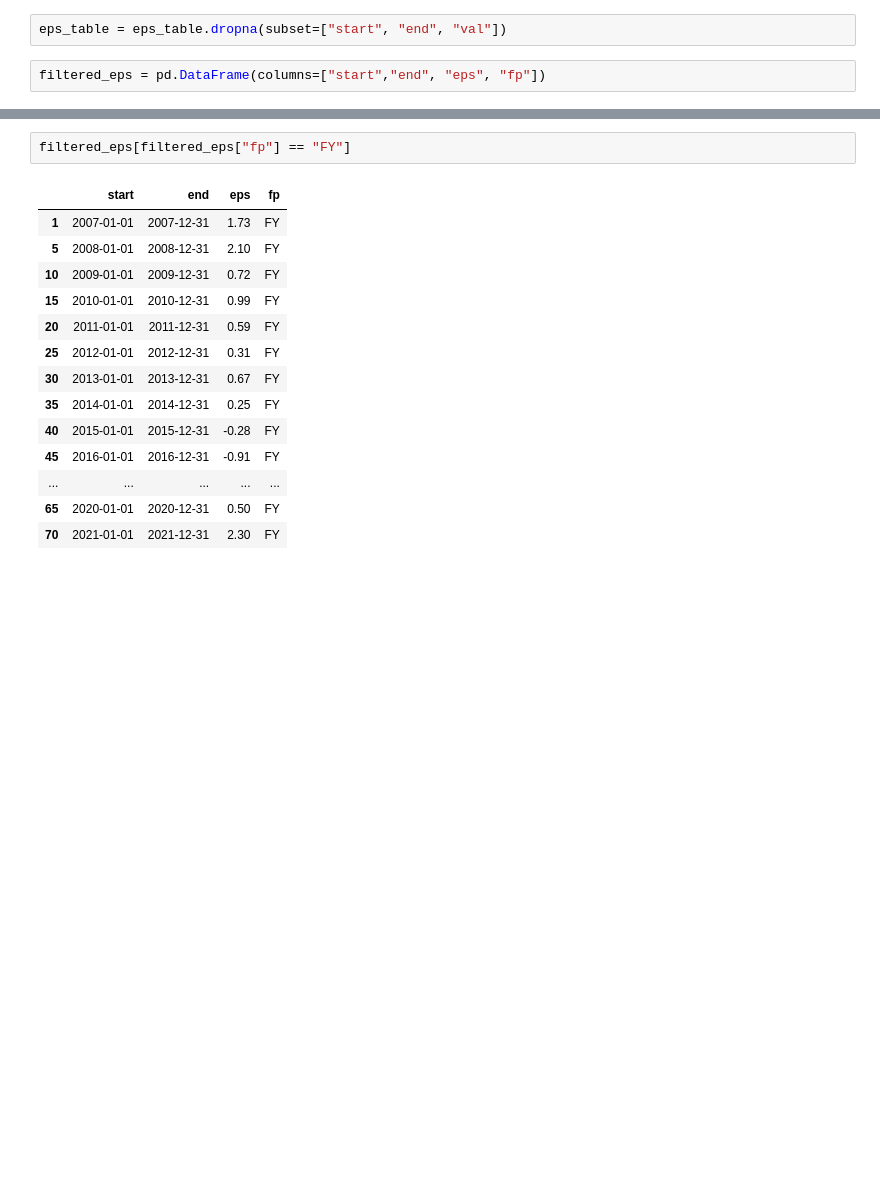
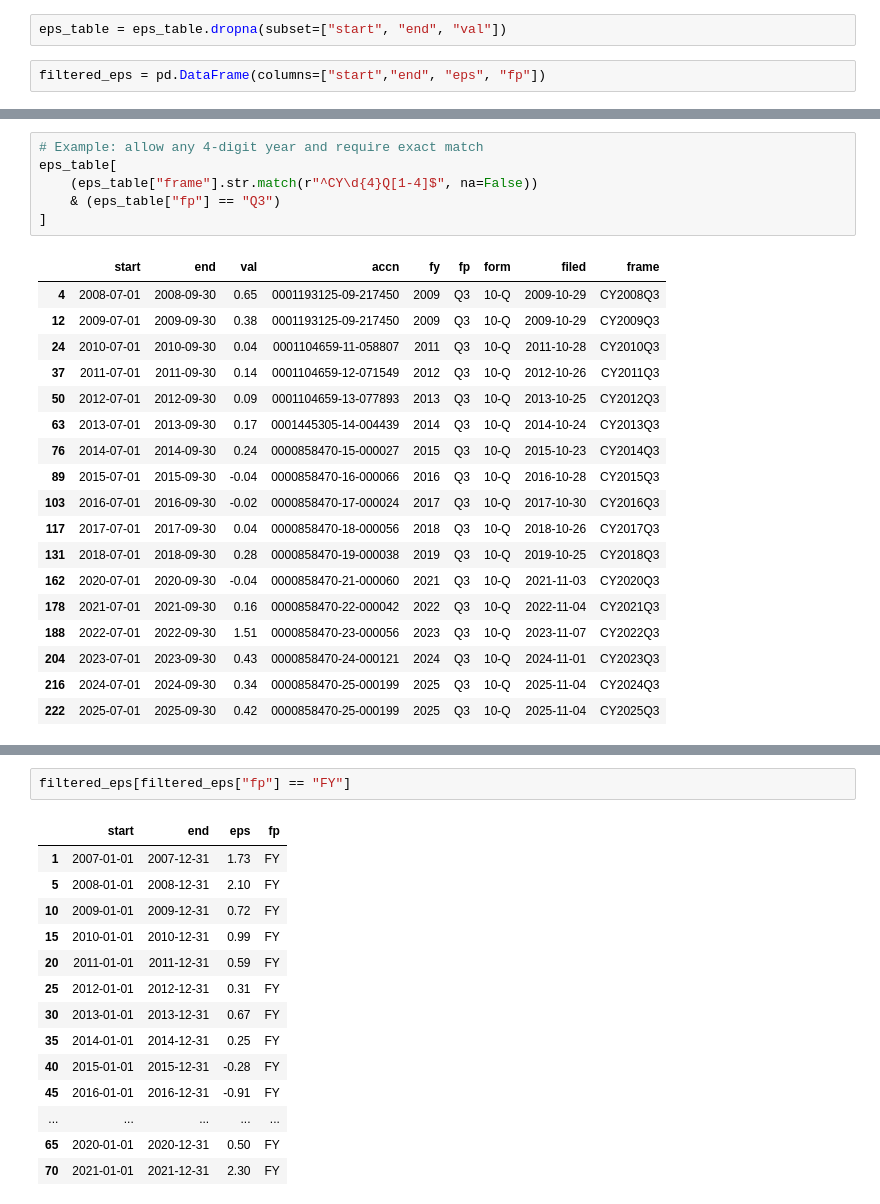
Before and after one commit to hvgupta/COMP4222_F25-26, a Jupyter notebook: research.ipynb, the cells around one changed output, grey strips where cells are left out. Drawn from its saved outputs; the diff is of its cells as text; blank space fills up the shorter version.

```diff
--- a/research.ipynb
+++ b/research.ipynb
@@ -288,0 +384,25 @@ filtered_eps = pd.concat([filtered_eps, pd.DataFrame(list(y_q_to_eps_map.values(
+# %%
+# Example: allow any 4-digit year and require exact match
+eps_table[
+    (eps_table["frame"].str.match(r"^CY\d{4}Q[1-4]$", na=False))
+    & (eps_table["fp"] == "Q3")
+]
+# %% [output]
+|  | start | end | val | accn | fy | fp | form | filed | frame |
+| 4 | 2008-07-01 | 2008-09-30 | 0.65 | 0001193125-09-217450 | 2009 | Q3 | 10-Q | 2009-10-29 | CY2008Q3 |
+| 12 | 2009-07-01 | 2009-09-30 | 0.38 | 0001193125-09-217450 | 2009 | Q3 | 10-Q | 2009-10-29 | CY2009Q3 |
+| 24 | 2010-07-01 | 2010-09-30 | 0.04 | 0001104659-11-058807 | 2011 | Q3 | 10-Q | 2011-10-28 | CY2010Q3 |
+| 37 | 2011-07-01 | 2011-09-30 | 0.14 | 0001104659-12-071549 | 2012 | Q3 | 10-Q | 2012-10-26 | CY2011Q3 |
+| 50 | 2012-07-01 | 2012-09-30 | 0.09 | 0001104659-13-077893 | 2013 | Q3 | 10-Q | 2013-10-25 | CY2012Q3 |
+| 63 | 2013-07-01 | 2013-09-30 | 0.17 | 0001445305-14-004439 | 2014 | Q3 | 10-Q | 2014-10-24 | CY2013Q3 |
+| 76 | 2014-07-01 | 2014-09-30 | 0.24 | 0000858470-15-000027 | 2015 | Q3 | 10-Q | 2015-10-23 | CY2014Q3 |
+| 89 | 2015-07-01 | 2015-09-30 | -0.04 | 0000858470-16-000066 | 2016 | Q3 | 10-Q | 2016-10-28 | CY2015Q3 |
+| 103 | 2016-07-01 | 2016-09-30 | -0.02 | 0000858470-17-000024 | 2017 | Q3 | 10-Q | 2017-10-30 | CY2016Q3 |
+| 117 | 2017-07-01 | 2017-09-30 | 0.04 | 0000858470-18-000056 | 2018 | Q3 | 10-Q | 2018-10-26 | CY2017Q3 |
+| 131 | 2018-07-01 | 2018-09-30 | 0.28 | 0000858470-19-000038 | 2019 | Q3 | 10-Q | 2019-10-25 | CY2018Q3 |
+| 162 | 2020-07-01 | 2020-09-30 | -0.04 | 0000858470-21-000060 | 2021 | Q3 | 10-Q | 2021-11-03 | CY2020Q3 |
+| 178 | 2021-07-01 | 2021-09-30 | 0.16 | 0000858470-22-000042 | 2022 | Q3 | 10-Q | 2022-11-04 | CY2021Q3 |
+| 188 | 2022-07-01 | 2022-09-30 | 1.51 | 0000858470-23-000056 | 2023 | Q3 | 10-Q | 2023-11-07 | CY2022Q3 |
+| 204 | 2023-07-01 | 2023-09-30 | 0.43 | 0000858470-24-000121 | 2024 | Q3 | 10-Q | 2024-11-01 | CY2023Q3 |
+| 216 | 2024-07-01 | 2024-09-30 | 0.34 | 0000858470-25-000199 | 2025 | Q3 | 10-Q | 2025-11-04 | CY2024Q3 |
+| 222 | 2025-07-01 | 2025-09-30 | 0.42 | 0000858470-25-000199 | 2025 | Q3 | 10-Q | 2025-11-04 | CY2025Q3 |
```
Also changed, not shown: parts of 23 cells of this notebook, 5 other files.
